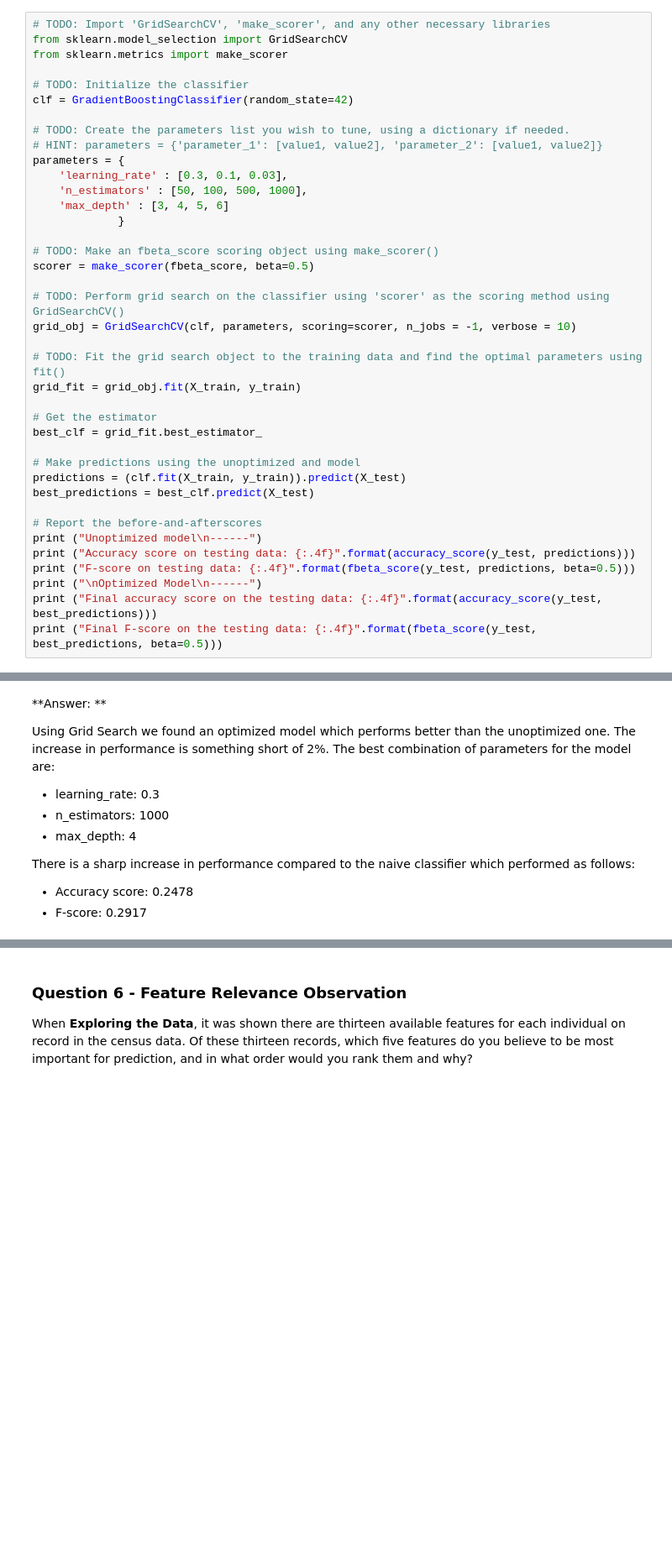
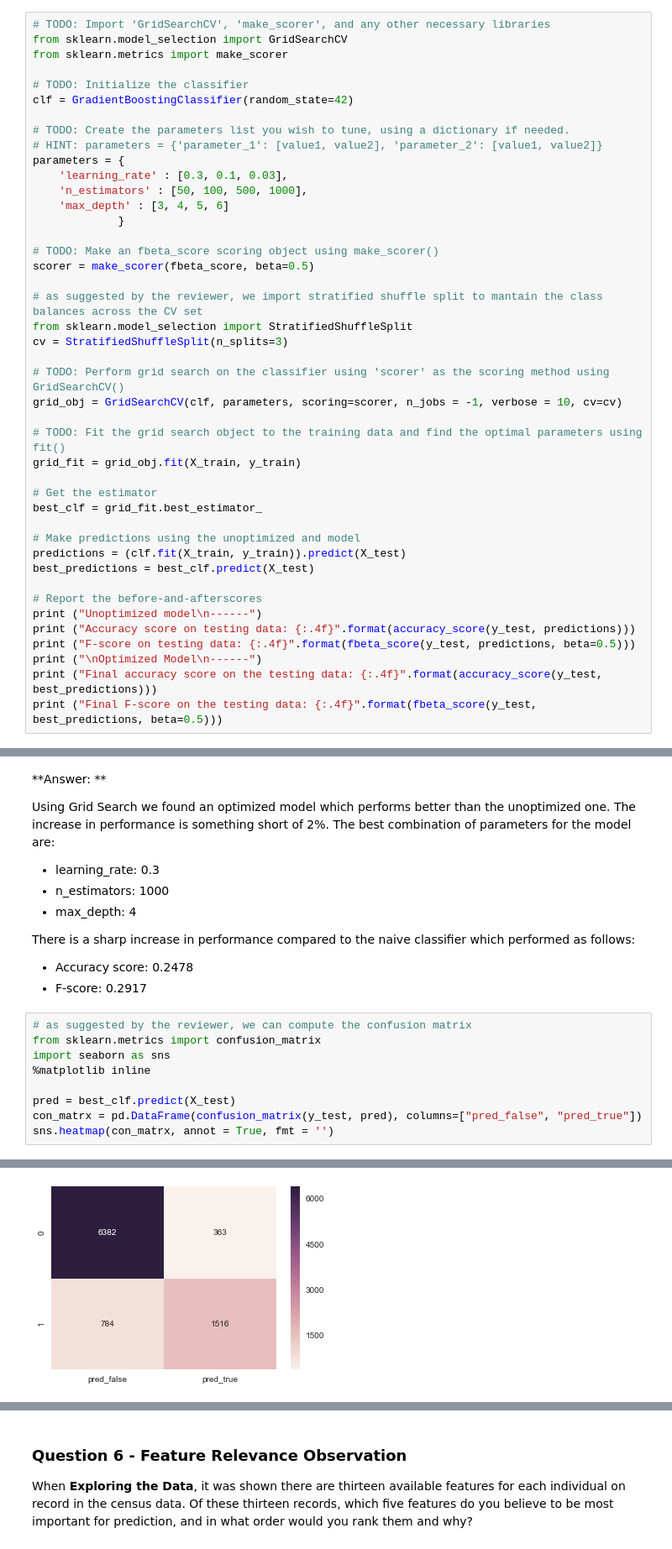
Before and after one commit to mcoghi/Machine-learning-nanodegree, a Jupyter notebook: finding-donors/finding_donors.ipynb, the cells around one changed output, grey strips where cells are left out. Shown at 84% size. Saved outputs shown, nothing was run; the diff lists cells and outputs as text; blank space fills up the shorter version.

```diff
--- a/finding-donors/finding_donors.ipynb
+++ b/finding-donors/finding_donors.ipynb
@@ -579,8 +608,12 @@ parameters = {
 # TODO: Make an fbeta_score scoring object using make_scorer()
 scorer = make_scorer(fbeta_score, beta=0.5)
 
+# as suggested by the reviewer, we import stratified shuffle split to mantain the class balances across the CV set
+from sklearn.model_selection import StratifiedShuffleSplit
+cv = StratifiedShuffleSplit(n_splits=3)
+
 # TODO: Perform grid search on the classifier using 'scorer' as the scoring method using GridSearchCV()
-grid_obj = GridSearchCV(clf, parameters, scoring=scorer, n_jobs = -1, verbose = 10)
+grid_obj = GridSearchCV(clf, parameters, scoring=scorer, n_jobs = -1, verbose = 10, cv=cv)
 
 # TODO: Fit the grid search object to the training data and find the optimal parameters using fit()
 grid_fit = grid_obj.fit(X_train, y_train)
@@ -703,3 +736,13 @@ Using Grid Search we found an optimized model which performs better than the uno
 There is a sharp increase in performance compared to the naive classifier which performed as follows:
 - Accuracy score: 0.2478
 - F-score: 0.2917
+# %%
+# as suggested by the reviewer, we can compute the confusion matrix
+from sklearn.metrics import confusion_matrix
+import seaborn as sns
+%matplotlib inline
+
+pred = best_clf.predict(X_test)
+con_matrx = pd.DataFrame(confusion_matrix(y_test, pred), columns=["pred_false", "pred_true"])
+sns.heatmap(con_matrx, annot = True, fmt = '')
+# %% [output]
@@ -706,3 +750,4 @@ There is a sharp increase in performance compared to the naive classifier which
+[figure, added]
 # %% [markdown]
 ----
 ## Feature Importance
```
Also changed, not shown: parts of 6 cells of this notebook, 1 other file.
